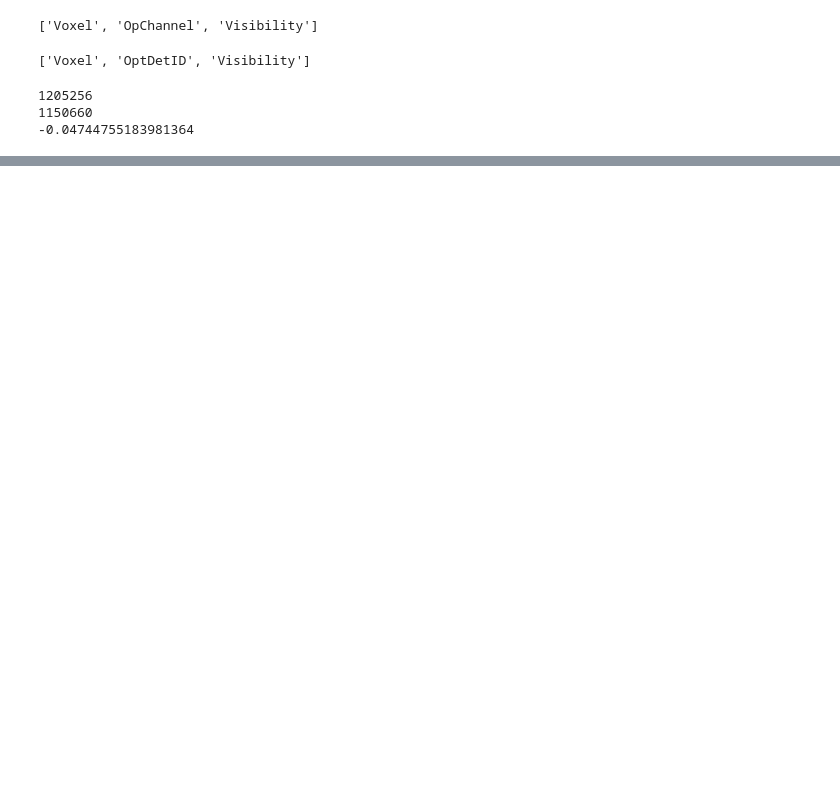
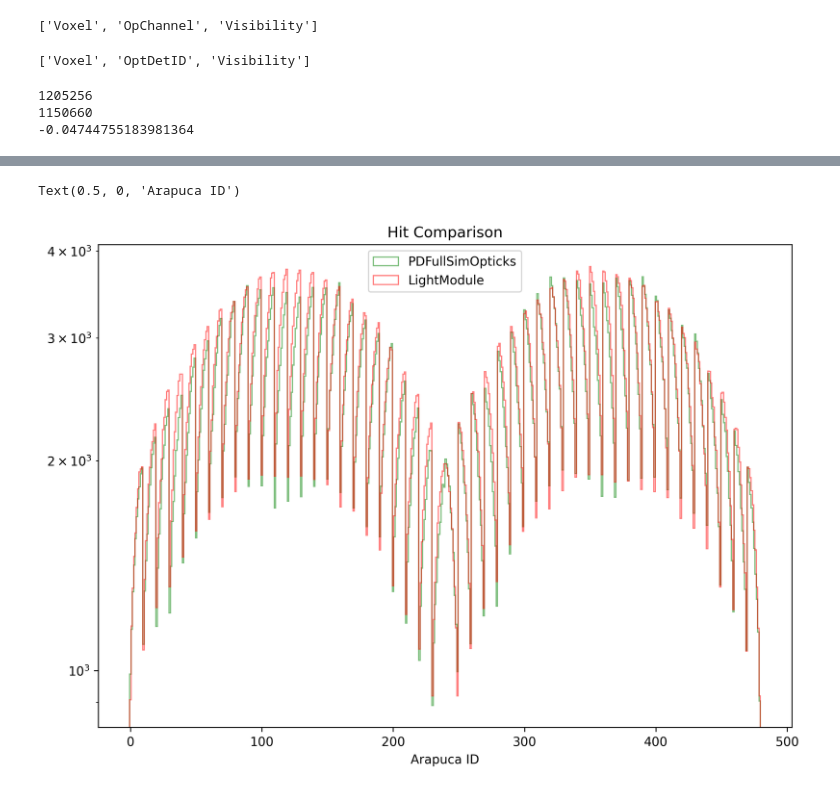
Before and after one commit to nuRiceLab/laropticks, a Jupyter notebook: laropticks/Analysis/Opticks_G4_LightSource_Visibility_Comparison.ipynb, the cells around one changed output, grey strips where cells are left out. Cells and saved outputs as stored; diff of their text form; code cells hidden in the pictures; blank space fills up the shorter version.

```diff
--- a/laropticks/Analysis/Opticks_G4_LightSource_Visibility_Comparison.ipynb
+++ b/laropticks/Analysis/Opticks_G4_LightSource_Visibility_Comparison.ipynb
@@ -68,3 +91,18 @@ Text(0.5, 0, 'SensorID')
+# %%
+vismin = min(OSensorID.min(), G4SensorID.min())
+vismax = max(OSensorID.max(), G4SensorID.max())
+xbins = np.arange(vismin-0.5 , vismax+1.5 , 1)
+plt.figure(figsize=(10,7),dpi=300)
+plt.title("Hit Comparison")
+plt.hist(OSensorID, bins=xbins, alpha=0.5, label="PDFullSimOpticks",histtype="step",color="green")
+plt.hist(G4SensorID, bins=xbins, alpha=0.5, label="LightModule",histtype="step",color="red")
+#plt.hist(OhitSensID, bins=xbins, alpha=0.5, label="Optickshits")
+plt.legend()
+plt.semilogy()
+plt.xlabel("Arapuca ID")
+# %% [output]
+Text(0.5, 0, 'Arapuca ID')
+[figure, added]
 # %%
 ox=file["opticks/OpticksHits/x"].array().to_numpy()
 oy=file["opticks/OpticksHits/y"].array().to_numpy()
```
Also changed, not shown: parts of 23 cells of this notebook, 14 other files.
